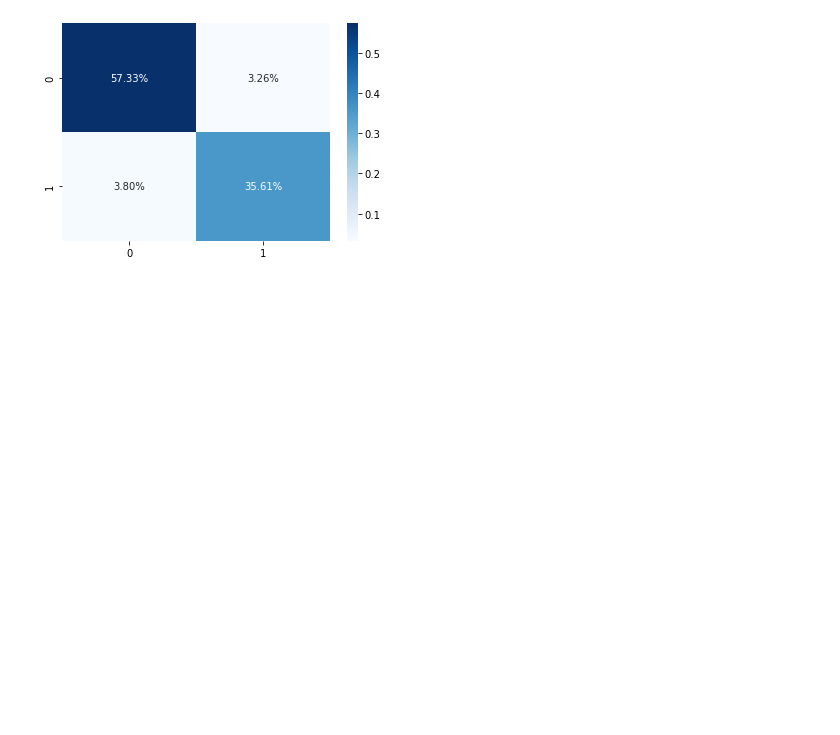
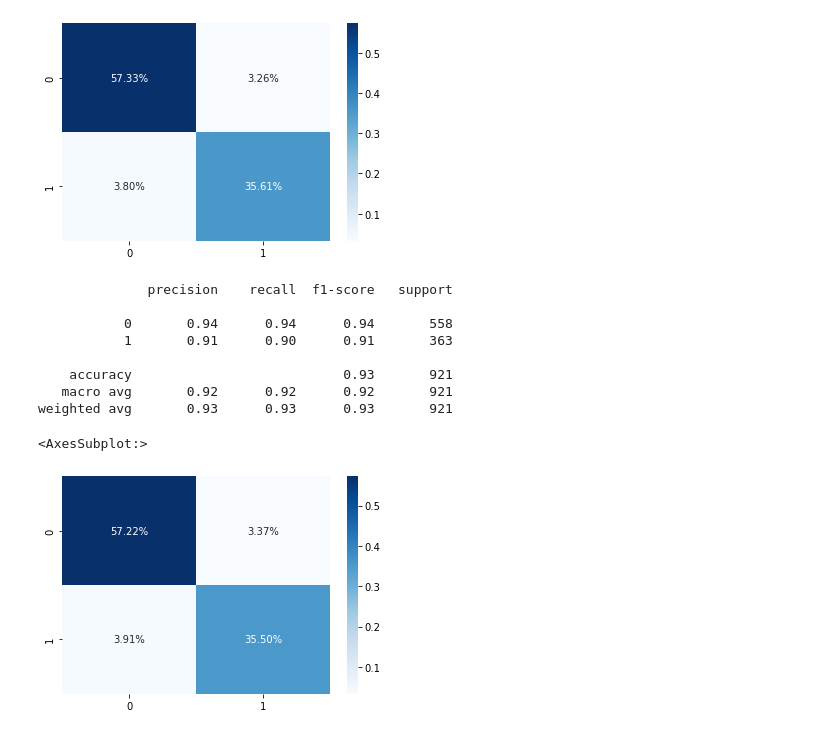
Before and after one commit to pouriaSameti/ML-Projects, a Jupyter notebook: Q3-Spambase/code/dsProject1/Logistic Regression.ipynb, the cells around one changed output. Saved outputs shown, nothing was run; the diff lists cells and outputs as text; code cells hidden in the pictures; blank space fills up the shorter version.

Commit message:
spambase -> Evaluation of test set for weighted loss.

```diff
--- a/Q3-Spambase/code/dsProject1/Logistic Regression.ipynb
+++ b/Q3-Spambase/code/dsProject1/Logistic Regression.ipynb
@@ -230,3 +230,22 @@ sns.heatmap(cm_test_un/np.sum(cm_test_un), annot=True, fmt='.2%', cmap='Blues')
 weighted avg       0.93      0.93      0.93       921
 <AxesSubplot:>
 [figure]
+# %%
+#Evaluation of test set with LR & weighted loss
+y_test_pred_wh = lr_reg_wh.predict(x_test)
+
+print(classification_report(y_test, y_test_pred_wh))
+
+cm_test_wh = confusion_matrix(y_test, y_test_pred_wh)
+sns.heatmap(cm_test_wh/np.sum(cm_test_wh), annot=True, fmt='.2%', cmap='Blues')
+# %% [output]
+              precision    recall  f1-score   support
+
+           0       0.94      0.94      0.94       558
+           1       0.91      0.90      0.91       363
+
+    accuracy                           0.93       921
+   macro avg       0.92      0.92      0.92       921
+weighted avg       0.93      0.93      0.93       921
+<AxesSubplot:>
+[figure, added]
```
